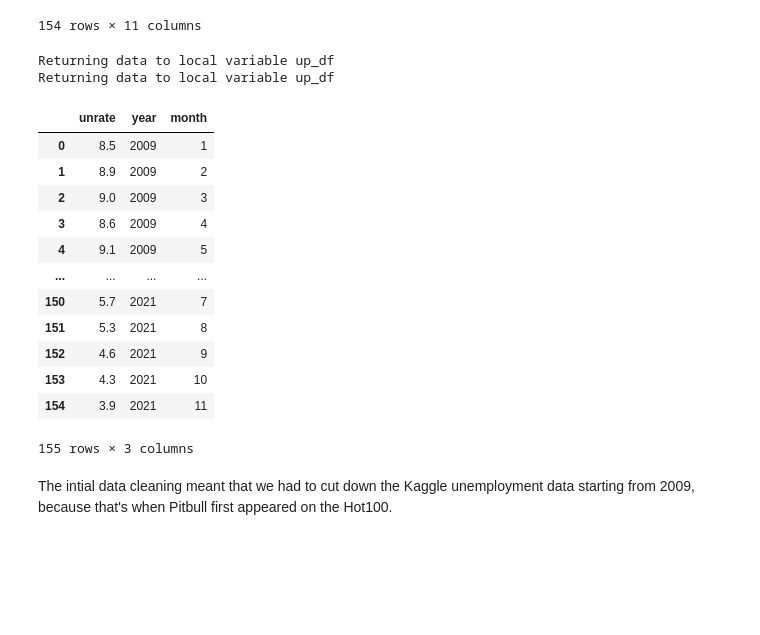
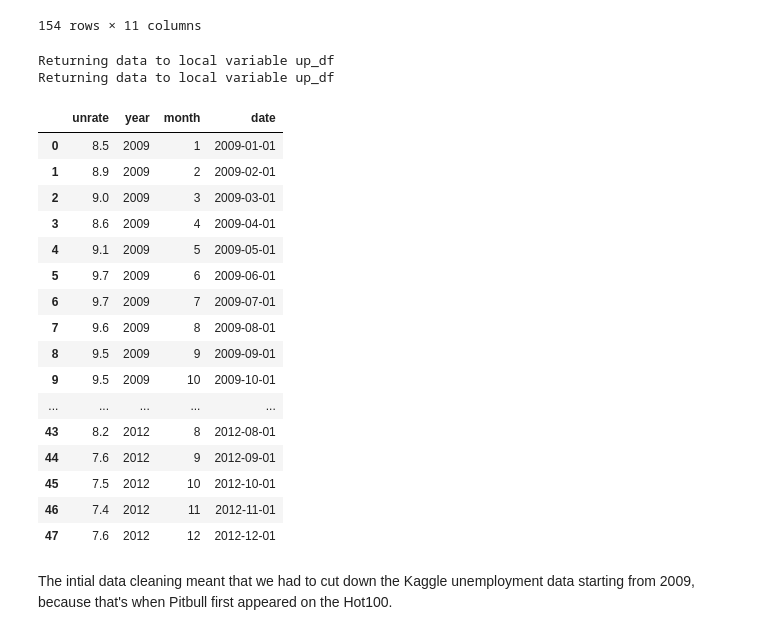
Before and after one commit to Keikeidemaqua/datasci-finalproj, a Jupyter notebook: archive/datasci.ipynb, the cells around one changed output. Drawn from its saved outputs; the diff is of its cells as text; code cells hidden in the pictures; blank space fills up the shorter version.

```diff
--- a/archive/datasci.ipynb
+++ b/archive/datasci.ipynb
@@ -190,25 +194,30 @@ unemployment_df.loc[unemployment_df['date'].between('2009-01-01', '2021-10-01')]
 # %%
 %sql up_df << SELECT date, unrate FROM unemployment_df ORDER BY date
 up_df['year'] = pd.DatetimeIndex(up_df['date']).year
 up_df['month'] = pd.DatetimeIndex(up_df['date']).month
-%sql up_df << SELECT unrate, year, month FROM up_df WHERE year > 2008
+%sql up_df << SELECT unrate, year, month FROM up_df WHERE year between 2009 and 2012
+up_df['date']= pd.to_datetime(up_df[['year', 'month']].assign(DAY=1))
 up_df
 # %% [output]
 Returning data to local variable up_df
 Returning data to local variable up_df
-|  | unrate | year | month |
-| 0 | 8.5 | 2009 | 1 |
-| 1 | 8.9 | 2009 | 2 |
-| 2 | 9.0 | 2009 | 3 |
-| 3 | 8.6 | 2009 | 4 |
-| 4 | 9.1 | 2009 | 5 |
-| ... | ... | ... | ... |
-| 150 | 5.7 | 2021 | 7 |
-| 151 | 5.3 | 2021 | 8 |
-| 152 | 4.6 | 2021 | 9 |
-| 153 | 4.3 | 2021 | 10 |
-| 154 | 3.9 | 2021 | 11 |
+|  | unrate | year | month | date |
+| 0 | 8.5 | 2009 | 1 | 2009-01-01 |
+| 1 | 8.9 | 2009 | 2 | 2009-02-01 |
+| 2 | 9.0 | 2009 | 3 | 2009-03-01 |
+| 3 | 8.6 | 2009 | 4 | 2009-04-01 |
+| 4 | 9.1 | 2009 | 5 | 2009-05-01 |
+| 5 | 9.7 | 2009 | 6 | 2009-06-01 |
+| 6 | 9.7 | 2009 | 7 | 2009-07-01 |
+| 7 | 9.6 | 2009 | 8 | 2009-08-01 |
+| 8 | 9.5 | 2009 | 9 | 2009-09-01 |
+| 9 | 9.5 | 2009 | 10 | 2009-10-01 |
+| ... | ... | ... | ... | ... |
+| 43 | 8.2 | 2012 | 8 | 2012-08-01 |
+| 44 | 7.6 | 2012 | 9 | 2012-09-01 |
+| 45 | 7.5 | 2012 | 10 | 2012-10-01 |
+| 46 | 7.4 | 2012 | 11 | 2012-11-01 |
+| 47 | 7.6 | 2012 | 12 | 2012-12-01 |
-155 rows × 3 columns
 # %% [markdown]
 The intial data cleaning meant that we had to cut down the Kaggle unemployment data starting from 2009, because that's when Pitbull first appeared on the Hot100.
 # %%
```
Also changed, not shown: parts of 18 cells of this notebook.
